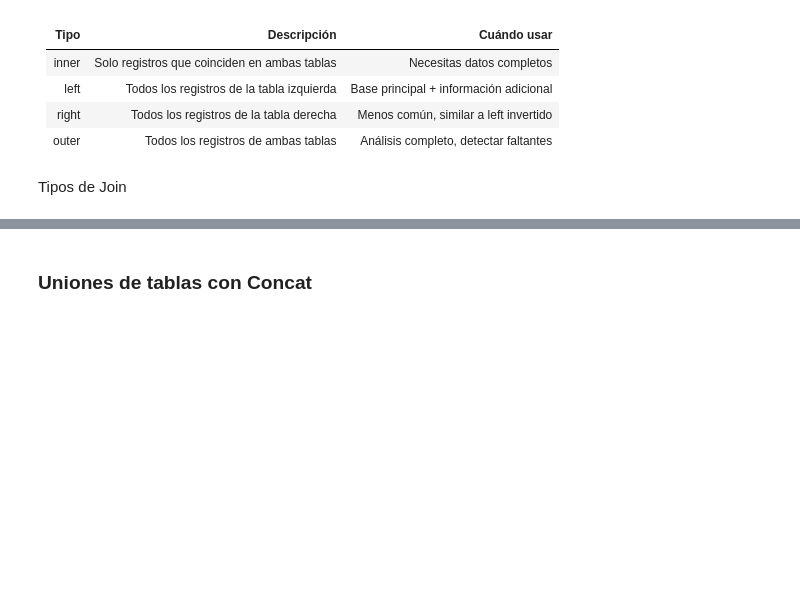
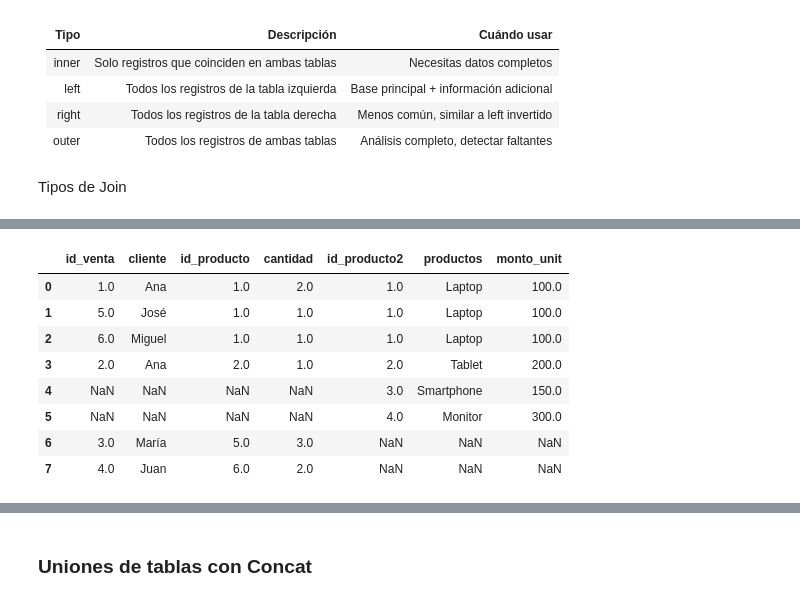
Before and after one commit to netcluster/Python-para-el-an-lisis-de-datos, a Jupyter notebook: Unidad 2/manipulacion_de_datos.ipynb, the cells around one changed output, grey strips where cells are left out. Cells and saved outputs as stored; diff of their text form; code cells hidden in the pictures; blank space fills up the shorter version.

```diff
--- a/Unidad 2/manipulacion_de_datos.ipynb
+++ b/Unidad 2/manipulacion_de_datos.ipynb
@@ -630,0 +766,37 @@ Tipos de Join
+# %%
+import pandas as pd
+#Crear datasets de ejemplo
+productos_ejemplo = pd.DataFrame(
+    {
+    'id_producto2': [1, 2, 3, 4],
+    'productos  ': ['Laptop', 'Tablet', 'Smartphone', 'Monitor'],
+    'monto_unit': [100, 200, 150, 300]
+    }
+)
+
+ventas_ejemplo = pd.DataFrame(
+    {
+    'id_venta': [1, 2, 3, 4, 5, 6],
+    'cliente': ['Ana', 'Ana', 'María', 'Juan', 'José', 'Miguel'],
+    'id_producto': [1, 2, 5, 6, 1, 1],
+    'cantidad ': [2, 1, 3, 2, 1, 1]
+    }
+)
+
+pd.merge(
+ventas_ejemplo,
+productos_ejemplo,
+how='outer',
+left_on='id_producto',
+right_on='id_producto2'
+)
+# %% [output]
+|  | id_venta | cliente | id_producto | cantidad | id_producto2 | productos | monto_unit |
+| 0 | 1.0 | Ana | 1.0 | 2.0 | 1.0 | Laptop | 100.0 |
+| 1 | 5.0 | José | 1.0 | 1.0 | 1.0 | Laptop | 100.0 |
+| 2 | 6.0 | Miguel | 1.0 | 1.0 | 1.0 | Laptop | 100.0 |
+| 3 | 2.0 | Ana | 2.0 | 1.0 | 2.0 | Tablet | 200.0 |
+| 4 | NaN | NaN | NaN | NaN | 3.0 | Smartphone | 150.0 |
+| 5 | NaN | NaN | NaN | NaN | 4.0 | Monitor | 300.0 |
+| 6 | 3.0 | María | 5.0 | 3.0 | NaN | NaN | NaN |
+| 7 | 4.0 | Juan | 6.0 | 2.0 | NaN | NaN | NaN |
```
Also changed, not shown: parts of 5 cells of this notebook.
